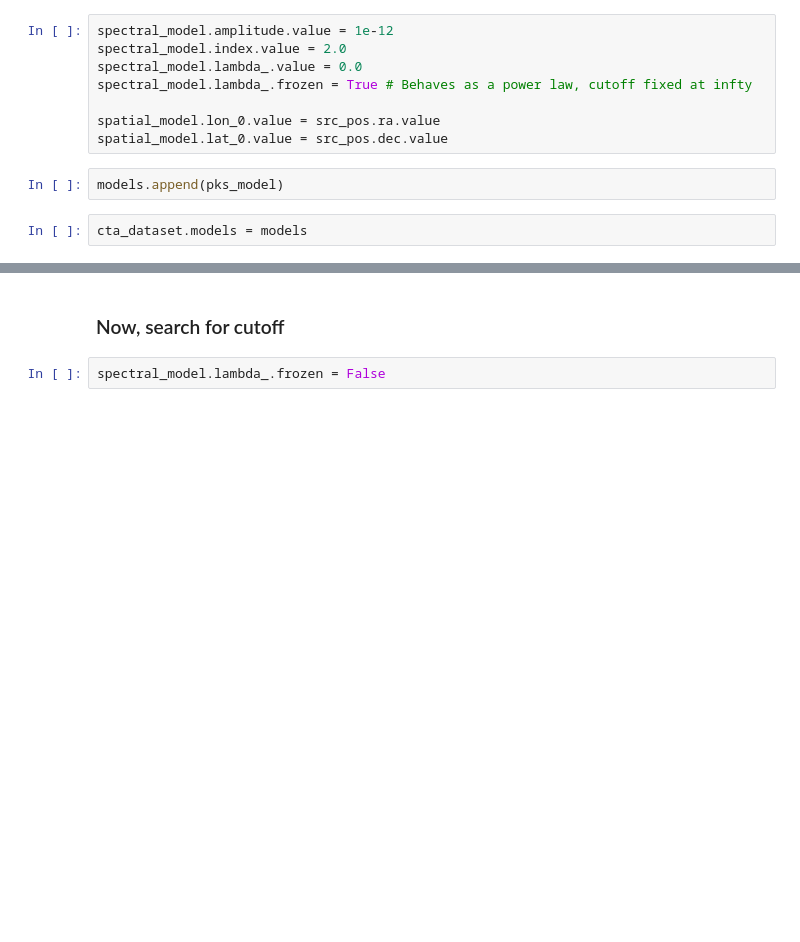
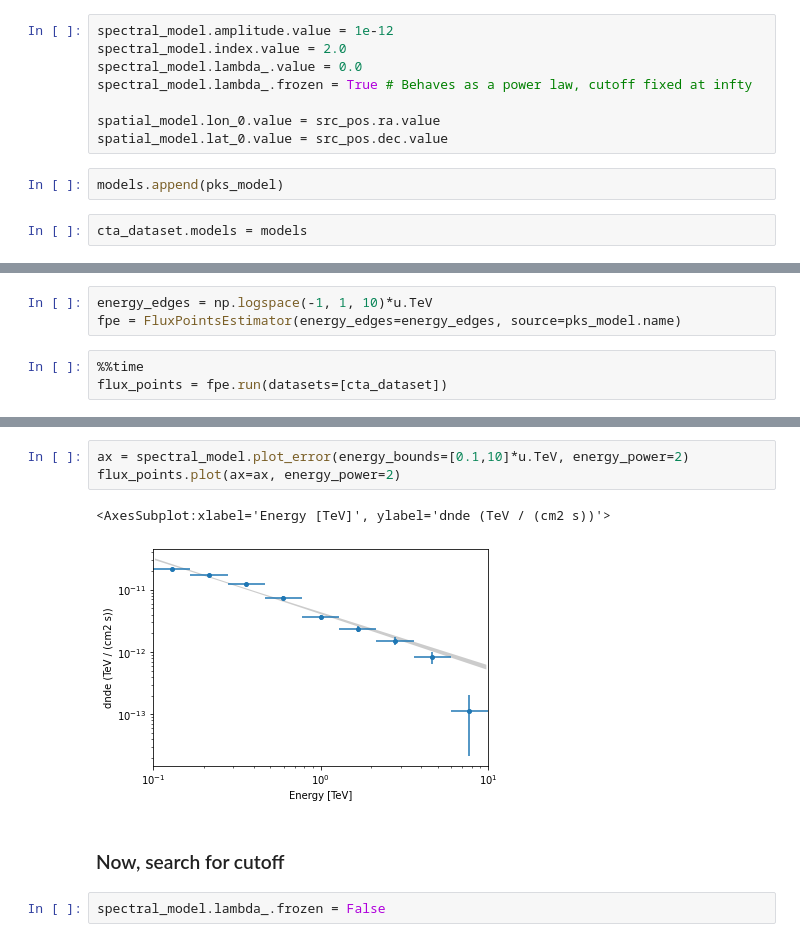
Before and after one commit to AtreyeeS/VHE-KU-workshop, a Jupyter notebook: fit_blazar.ipynb, the cells around one changed output, grey strips where cells are left out. Cells and saved outputs as stored; diff of their text form; blank space fills up the shorter version.

```diff
--- a/fit_blazar.ipynb
+++ b/fit_blazar.ipynb
@@ -203,0 +208,6 @@ cta_dataset.plot_residuals(
+# %%
+energy_edges = np.logspace(-1, 1, 10)*u.TeV
+fpe = FluxPointsEstimator(energy_edges=energy_edges, source=pks_model.name)
+# %%
+%%time
+flux_points = fpe.run(datasets=[cta_dataset])
@@ -204,3 +217,9 @@ cta_dataset.plot_residuals(
+# %%
+ax = spectral_model.plot_error(energy_bounds=[0.1,10]*u.TeV, energy_power=2)
+flux_points.plot(ax=ax, energy_power=2)
+# %% [output]
+<AxesSubplot:xlabel='Energy [TeV]', ylabel='dnde (TeV / (cm2 s))'>
+[figure, added]
 # %% [markdown]
 ### Now, search for cutoff
 # %%
```
Also changed, not shown: parts of 35 cells of this notebook.
